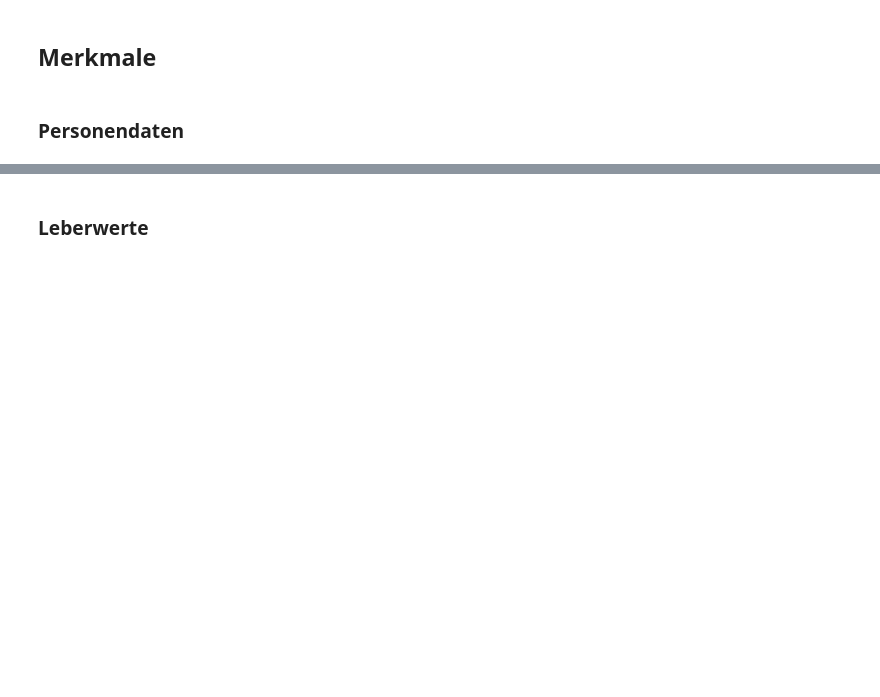
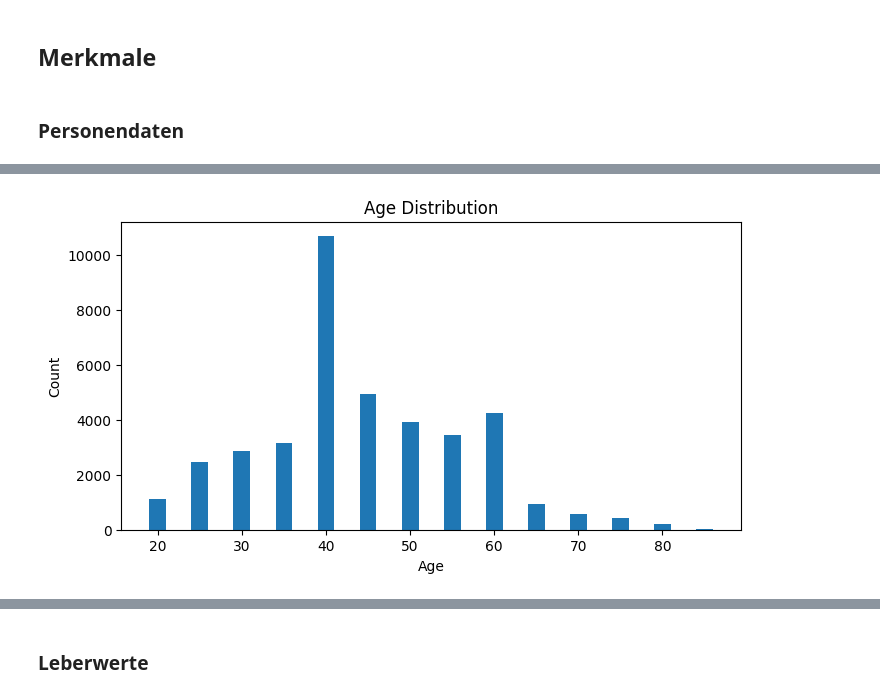
Before and after one commit to jonaRumberg/datascienceportfolio, a Jupyter notebook: data-understanding.ipynb, the cells around one changed output, grey strips where cells are left out. Cells and saved outputs as stored; diff of their text form; code cells hidden in the pictures; blank space fills up the shorter version.

```diff
--- a/data-understanding.ipynb
+++ b/data-understanding.ipynb
@@ -53,0 +28,11 @@ plt.show()
+# %%
+# Age
+plt.figure(figsize=(8, 4))
+age_count = df['age'].value_counts().sort_index()
+plt.bar(age_count.index, age_count.values, width=2)
+plt.title('Age Distribution')
+plt.xlabel('Age')
+plt.ylabel('Count')
+plt.show()
+# %% [output]
+[figure, added]
```
Also changed, not shown: parts of 14 cells of this notebook, 2 other files.
